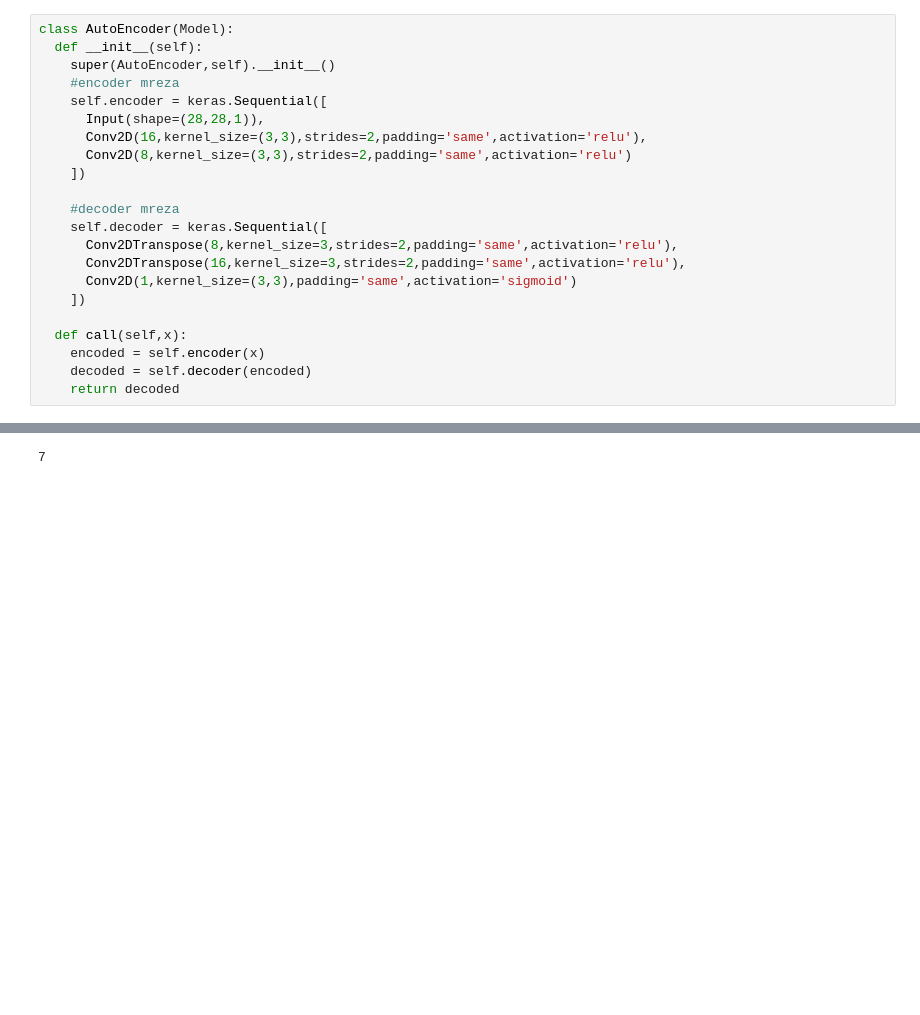
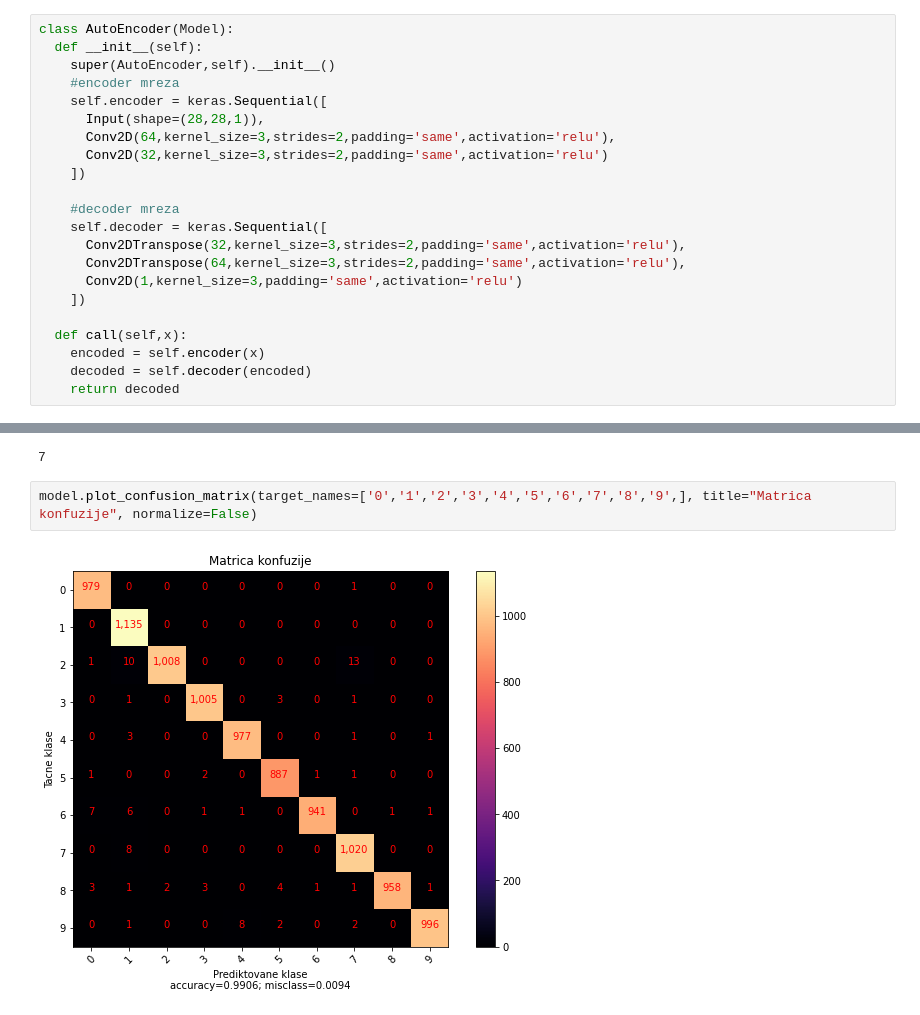
Before and after one commit to KostaR99/Anti_attack_network, a Jupyter notebook: AE&C.ipynb, the cells around one changed output, grey strips where cells are left out. Saved outputs shown, nothing was run; the diff lists cells and outputs as text; blank space fills up the shorter version.

```diff
--- a/AE&C.ipynb
+++ b/AE&C.ipynb
@@ -20,15 +25,15 @@ class AutoEncoder(Model):
     #encoder mreza
     self.encoder = keras.Sequential([
       Input(shape=(28,28,1)),
-      Conv2D(16,kernel_size=(3,3),strides=2,padding='same',activation='relu'),
-      Conv2D(8,kernel_size=(3,3),strides=2,padding='same',activation='relu')
+      Conv2D(64,kernel_size=3,strides=2,padding='same',activation='relu'),
+      Conv2D(32,kernel_size=3,strides=2,padding='same',activation='relu')
     ])
 
     #decoder mreza
     self.decoder = keras.Sequential([
-      Conv2DTranspose(8,kernel_size=3,strides=2,padding='same',activation='relu'),
-      Conv2DTranspose(16,kernel_size=3,strides=2,padding='same',activation='relu'),
-      Conv2D(1,kernel_size=(3,3),padding='same',activation='sigmoid')
+      Conv2DTranspose(32,kernel_size=3,strides=2,padding='same',activation='relu'),
+      Conv2DTranspose(64,kernel_size=3,strides=2,padding='same',activation='relu'),
+      Conv2D(1,kernel_size=3,padding='same',activation='relu')
     ])
 
   def call(self,x):
@@ -226,3 +290,7 @@ pred = model.clasifierPredict(a)
 pred
 # %% [output]
 7
+# %%
+model.plot_confusion_matrix(target_names=['0','1','2','3','4','5','6','7','8','9',], title="Matrica konfuzije", normalize=False)
+# %% [output]
+[figure, added]
```
Also changed, not shown: parts of 9 cells of this notebook.
